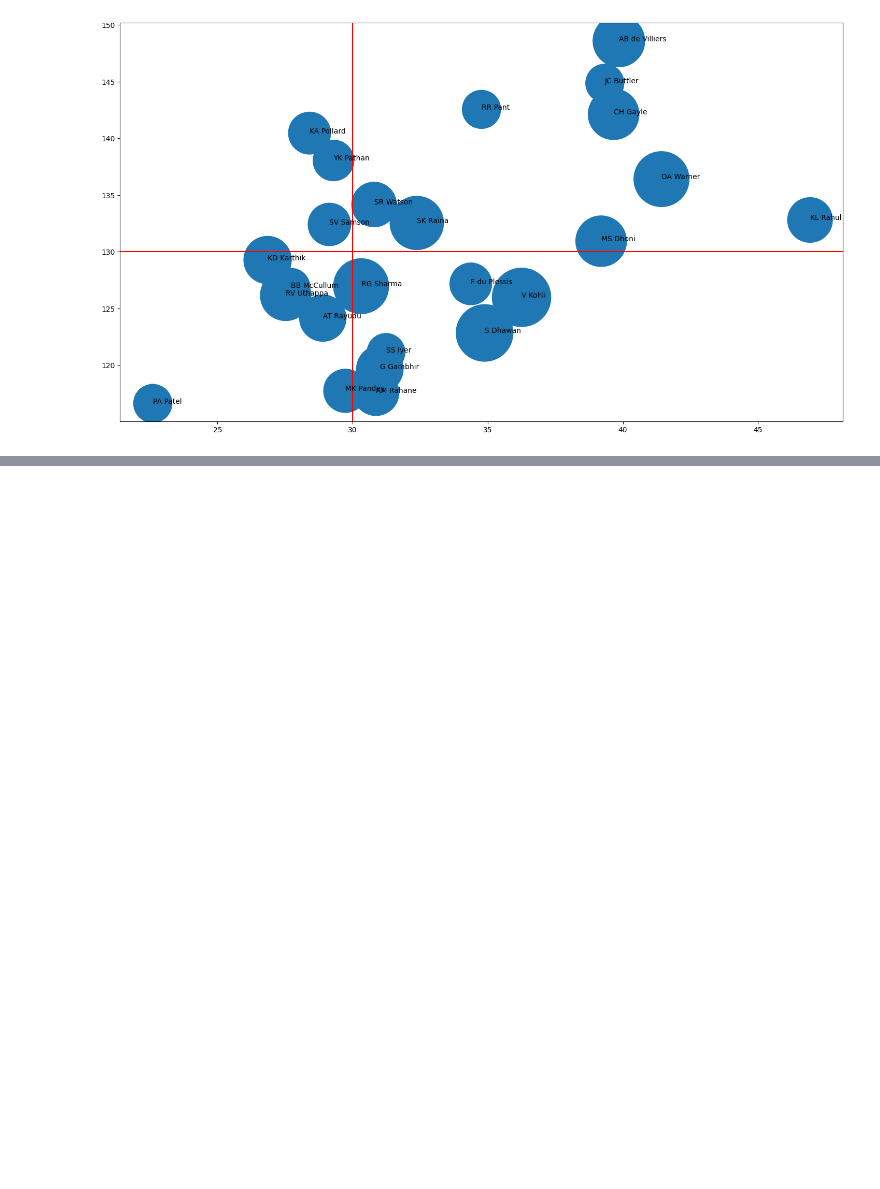
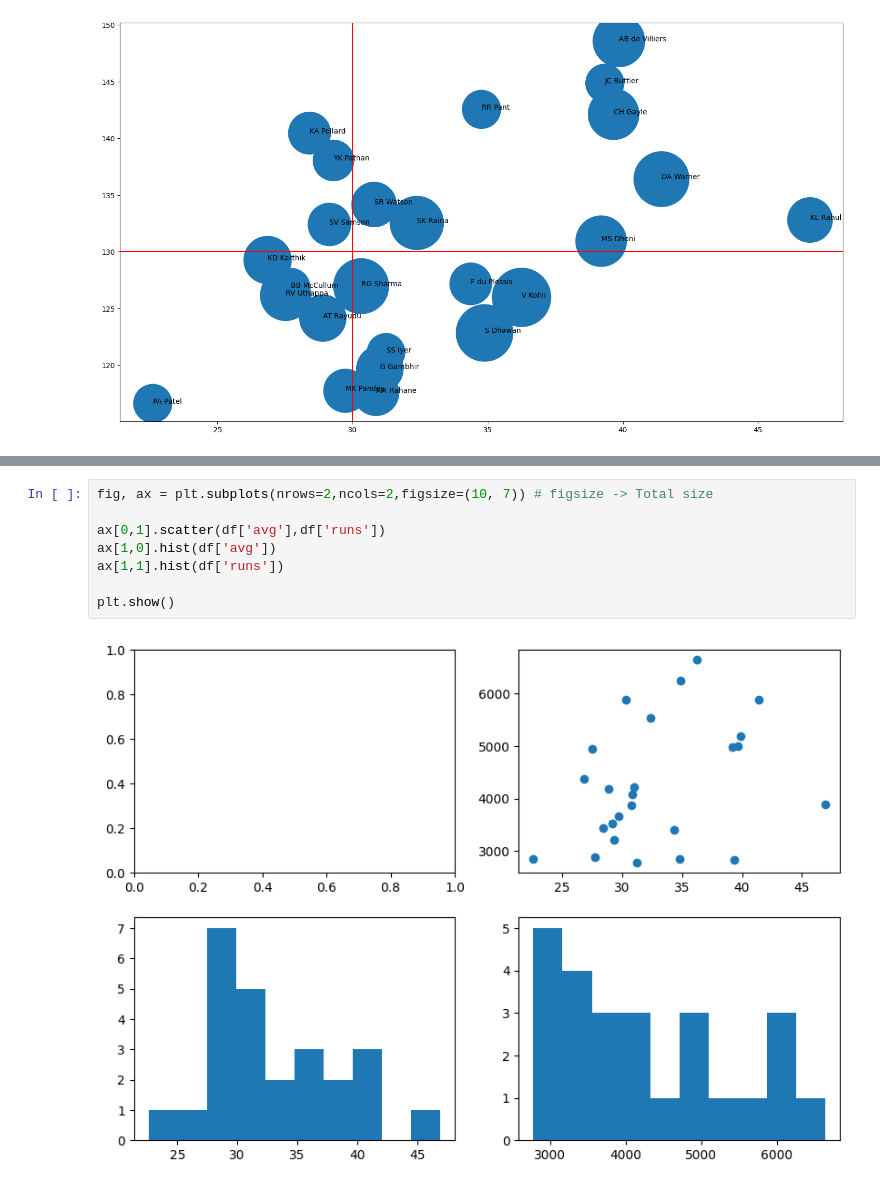
Before and after one commit to anshulkansal121/Python-Programming, a Jupyter notebook: Visualization/Matplotlib/Matplotlib - Advance.ipynb, the cells around one changed output, grey strips where cells are left out. Cells and saved outputs as stored; diff of their text form; blank space fills up the shorter version.

```diff
--- a/Visualization/Matplotlib/Matplotlib - Advance.ipynb
+++ b/Visualization/Matplotlib/Matplotlib - Advance.ipynb
@@ -82,0 +98,10 @@ plt.axvline(30, color = 'red')
+# %%
+fig, ax = plt.subplots(nrows=2,ncols=2,figsize=(10, 7)) # figsize -> Total size
+
+ax[0,1].scatter(df['avg'],df['runs'])
+ax[1,0].hist(df['avg'])
+ax[1,1].hist(df['runs'])
+
+plt.show()
+# %% [output]
+[figure, added]
```
Also changed, not shown: parts of 22 cells of this notebook.
